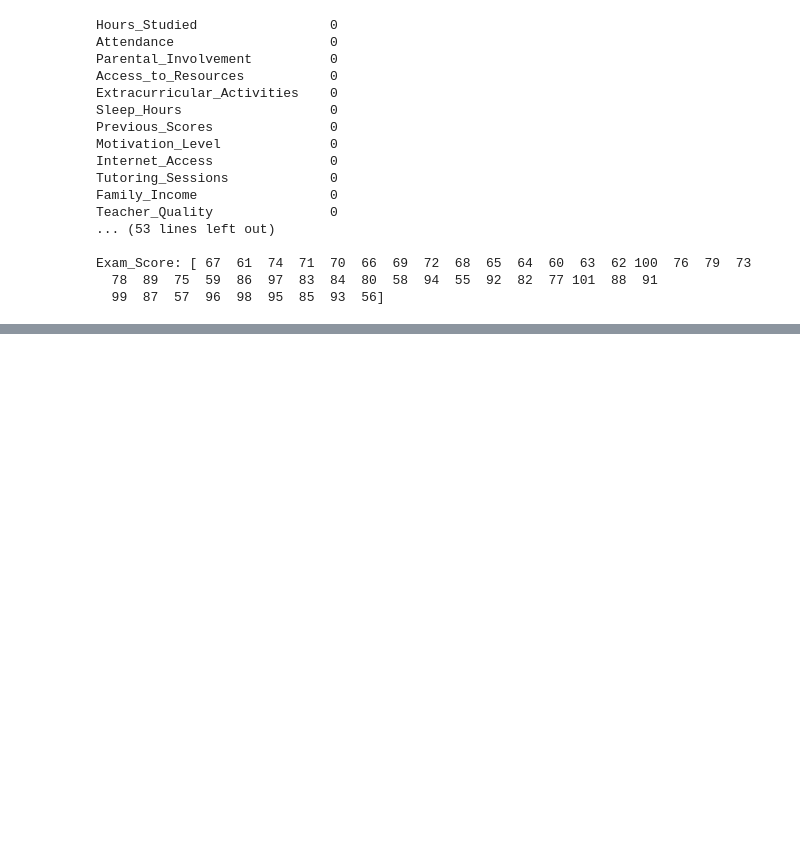
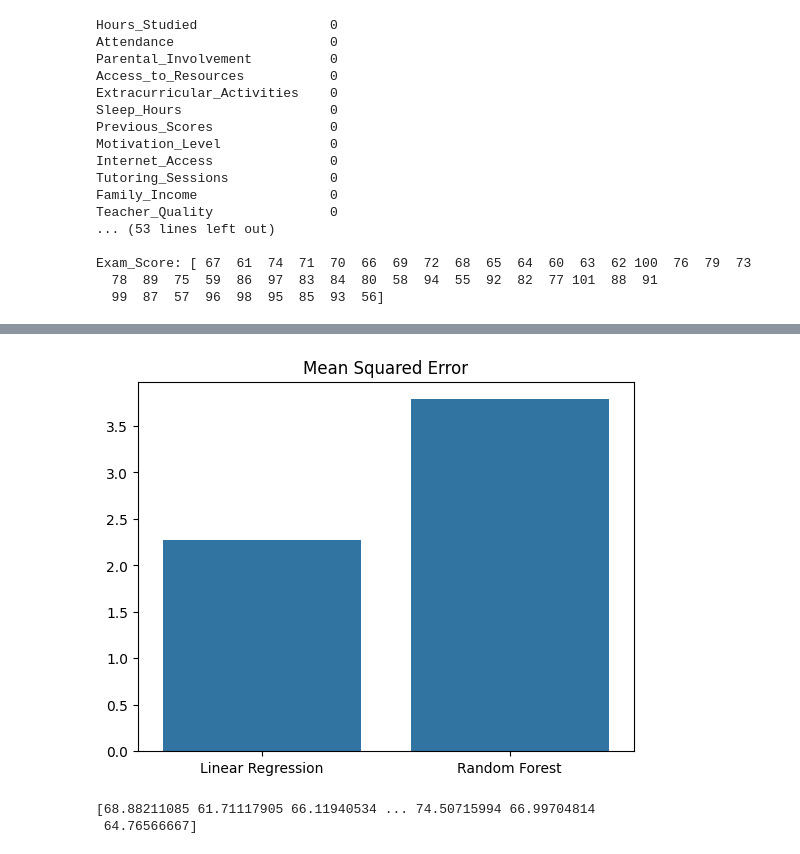
Before and after one commit to Bilal-Ali99/Student_score_prediction, a Jupyter notebook: main.ipynb, the cells around one changed output, grey strips where cells are left out. Saved outputs shown, nothing was run; the diff lists cells and outputs as text; code cells hidden in the pictures; blank space fills up the shorter version.

```diff
--- a/main.ipynb
+++ b/main.ipynb
@@ -514,0 +525,4 @@ Exam_Score: [ 67  61  74  71  70  66  69  72  68  65  64  60  63  62 100  76  79
+# %%
+rf = RandomForestRegressor()
+rf.fit(X_train, y_train)
+rf_pred = rf.predict(X_test)
@@ -514,0 +562,6 @@ Exam_Score: [ 67  61  74  71  70  66  69  72  68  65  64  60  63  62 100  76  79
+# %%
+sns.barplot(x=list(dict_mse.keys()), y=list(dict_mse.values()))
+plt.title('Mean Squared Error')
+plt.show()
+# %% [output]
+[figure, added]
@@ -514,0 +570,5 @@ Exam_Score: [ 67  61  74  71  70  66  69  72  68  65  64  60  63  62 100  76  79
+# %%
+print(LR_predict)
+# %% [output]
+[68.88211085 61.71117905 66.11940534 ... 74.50715994 66.99704814
+ 64.76566667]
```
Also changed, not shown: parts of 19 cells of this notebook.
